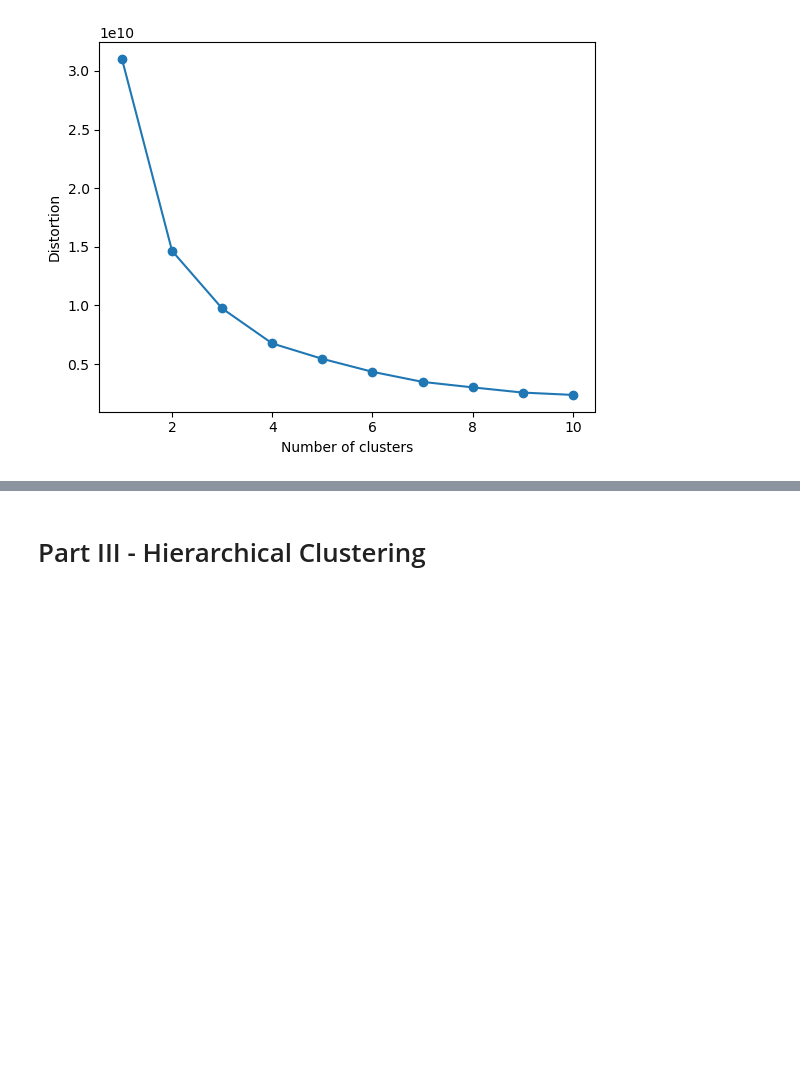
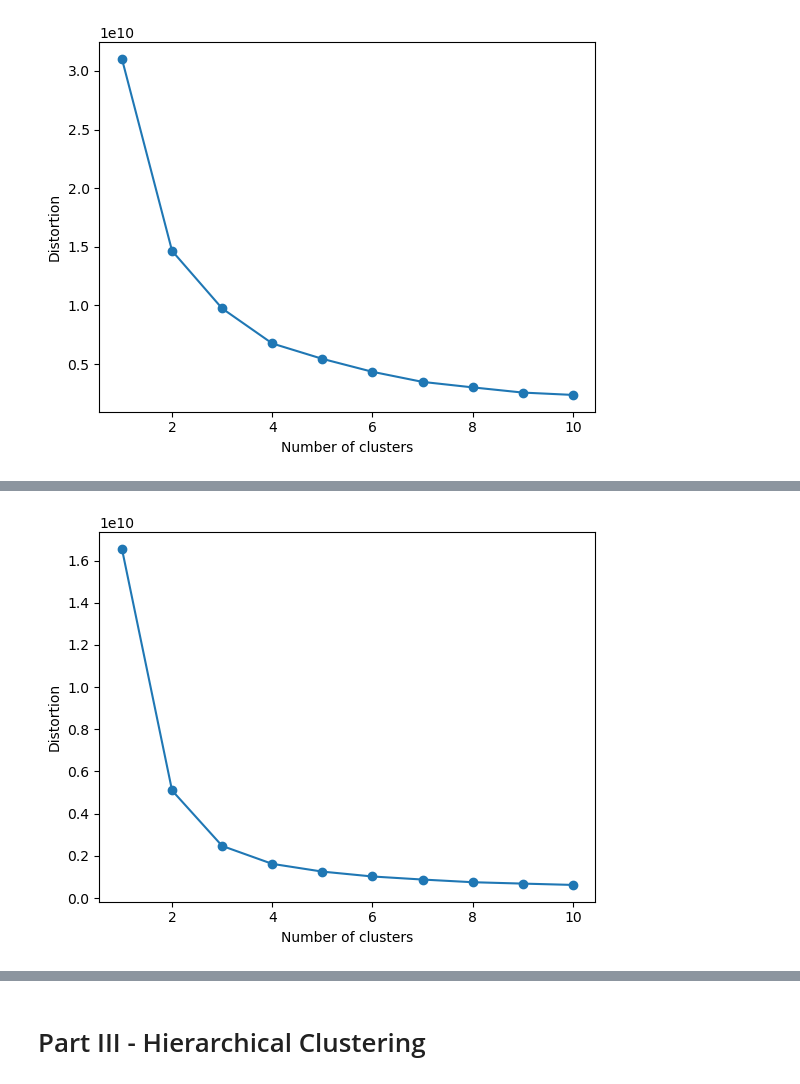
Before and after one commit to RRPharaoh/ml-project-unsupervised-learning, a Jupyter notebook: Unsupervised Learning - Project.ipynb, the cells around one changed output, grey strips where cells are left out. Saved outputs shown, nothing was run; the diff lists cells and outputs as text; code cells hidden in the pictures; blank space fills up the shorter version.

```diff
--- a/Unsupervised Learning - Project.ipynb
+++ b/Unsupervised Learning - Project.ipynb
@@ -383,0 +367,4 @@ plt.savefig(r"images/kmeans_4.png")
+# %%
+optimize_kmeans(df[['Grocery', 'Delicassen']], 10)
+# %% [output]
+[figure, added]
```
Also changed, not shown: parts of 27 cells of this notebook, 3 other files.
